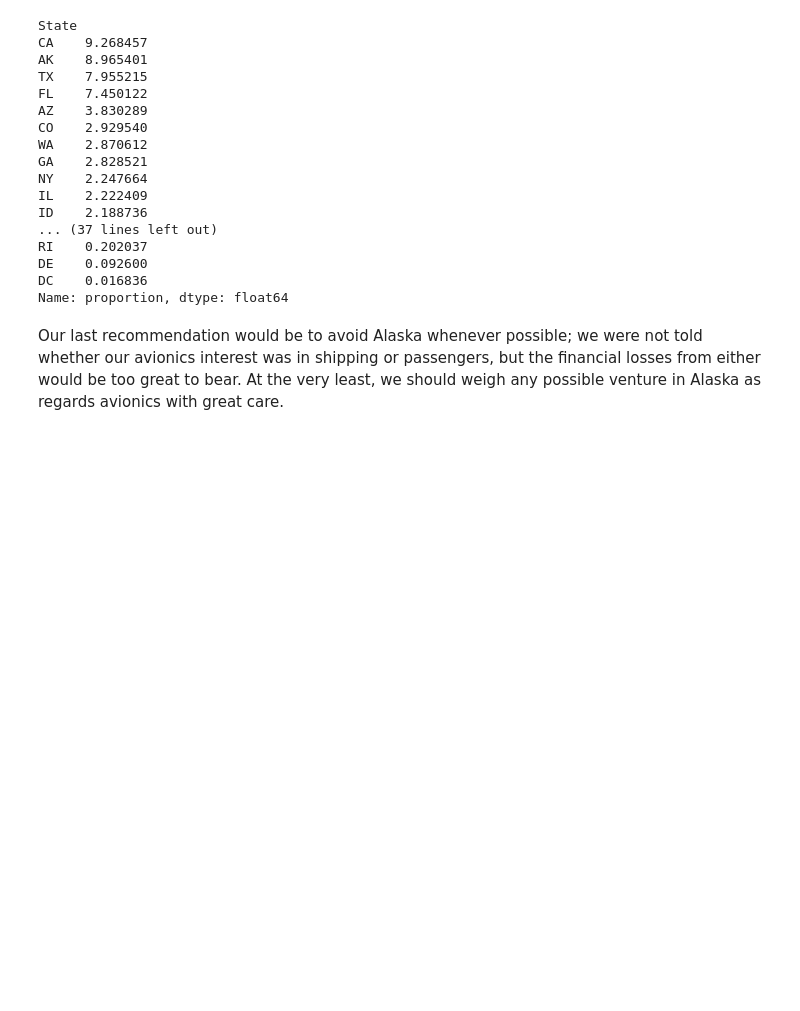
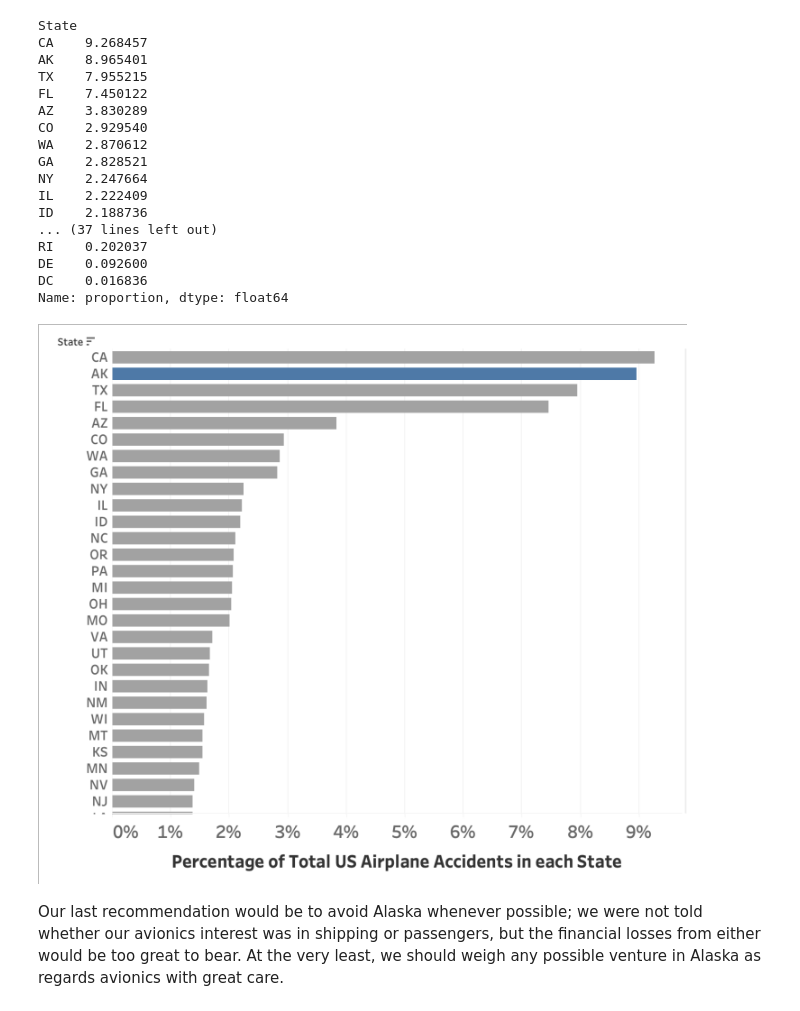
Before and after one commit to falloutb1tch/AvionicSafetyReport, a Jupyter notebook: Final.ipynb, the cells around one changed output. Saved outputs shown, nothing was run; the diff lists cells and outputs as text; code cells hidden in the pictures; blank space fills up the shorter version.

```diff
--- a/Final.ipynb
+++ b/Final.ipynb
@@ -1018,6 +1027,10 @@ RI    0.202037
 DE    0.092600
 DC    0.016836
 Name: proportion, dtype: float64
+# %%
+Image(filename='images/Airplane_Accidents_in_States.png')
+# %% [output]
+[figure, added]
 # %%
 folder_path = 'data/'
 file_name = 'pared_down_US_df.csv'
```
Also changed, not shown: parts of 3 cells of this notebook, 1 other file.
